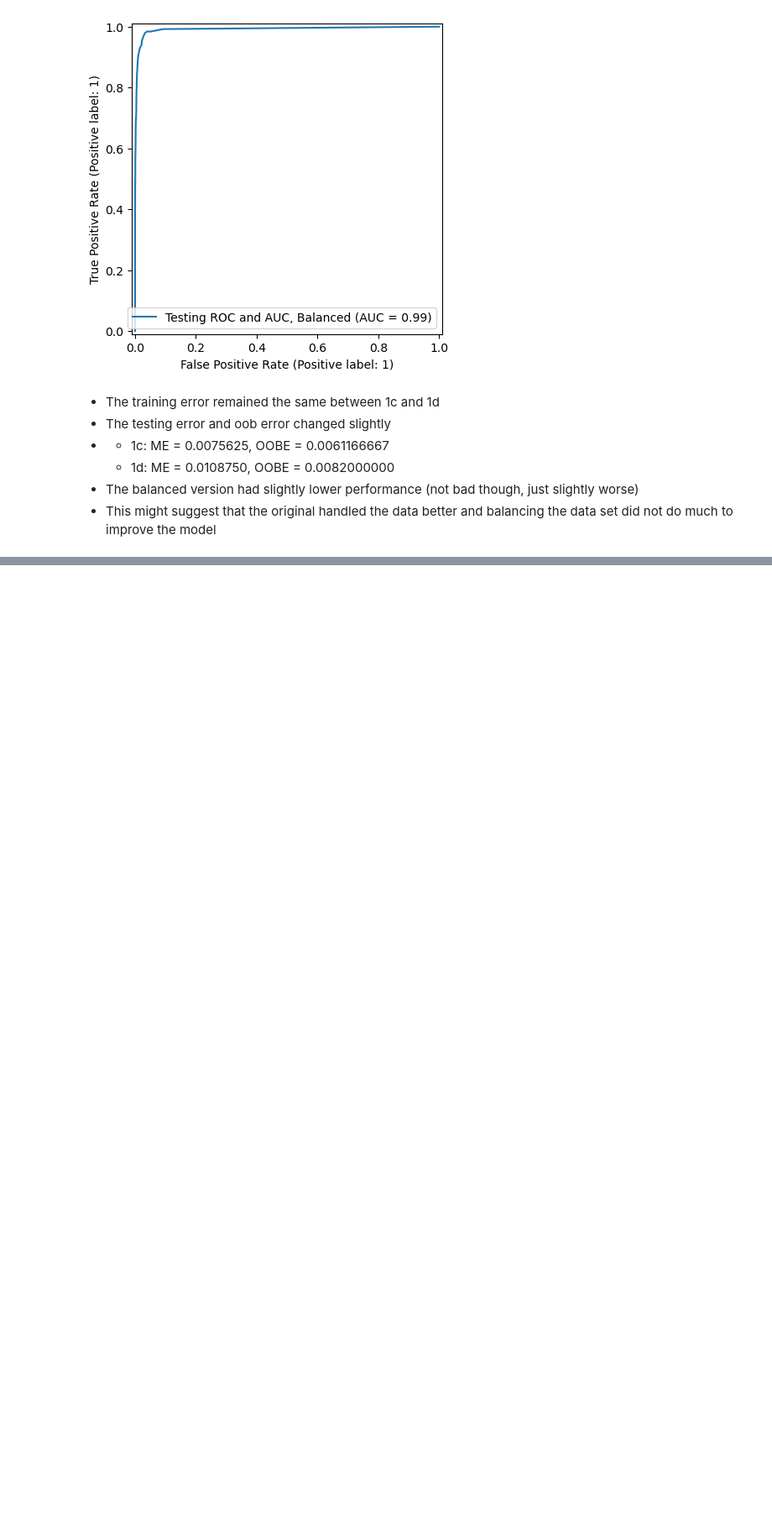
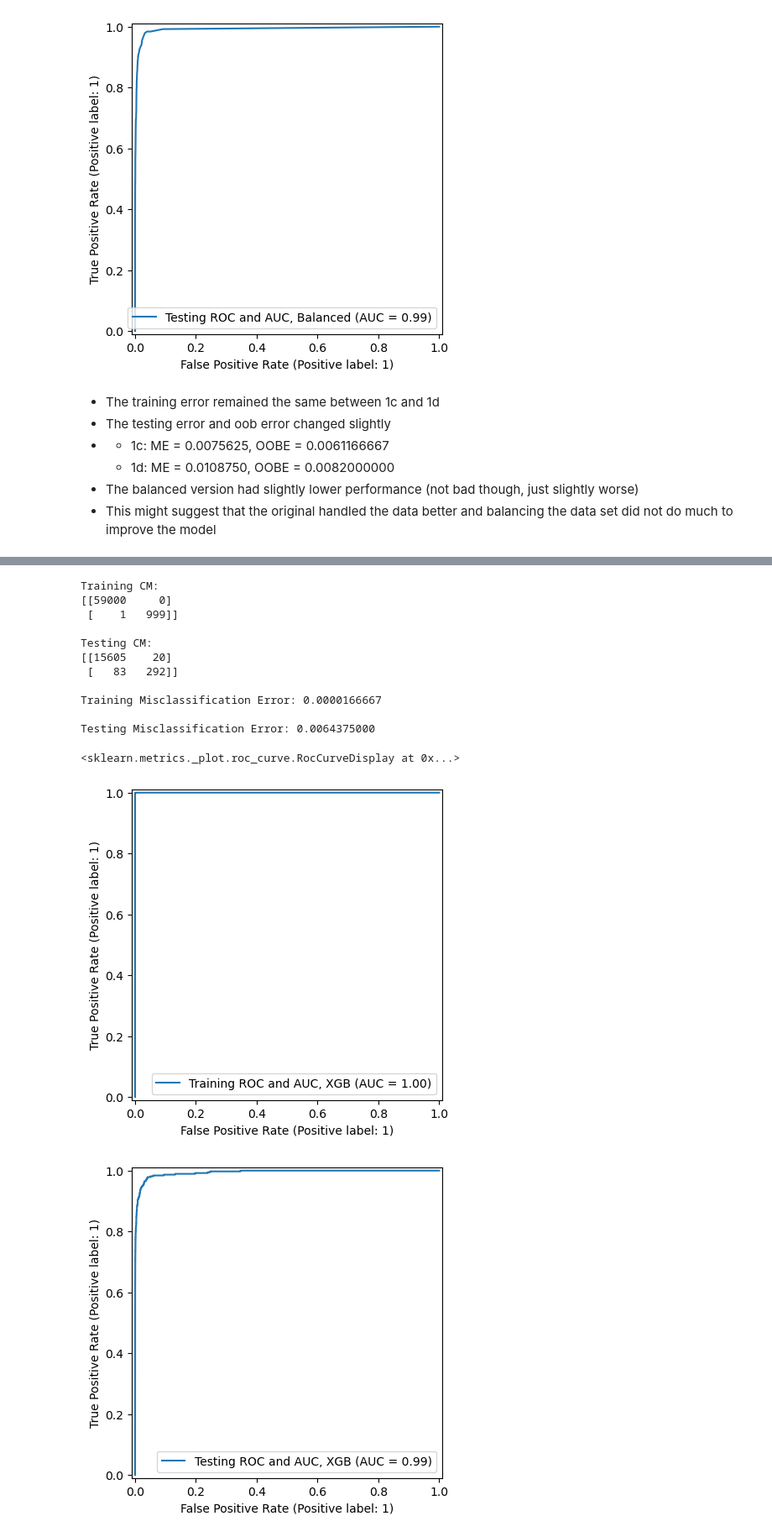
Before and after one commit to brynndafoe02/dsci552_summer2026, a Jupyter notebook: Dafoe_Brynn_HW6/notebook/Dafoe_Brynn_HW6.ipynb, the cells around one changed output, grey strips where cells are left out. Shown at 84% size. Saved outputs shown, nothing was run; the diff lists cells and outputs as text; code cells hidden in the pictures; blank space fills up the shorter version.

```diff
--- a/Dafoe_Brynn_HW6/notebook/Dafoe_Brynn_HW6.ipynb
+++ b/Dafoe_Brynn_HW6/notebook/Dafoe_Brynn_HW6.ipynb
@@ -340,0 +357,5 @@ Out of Bag Error: 0.0082000000
+# %%
+xgb_tree = xgb.XGBClassifier(booster="gbtree", objective="binary:logistic", random_state=42)
+param_grid = {"reg_alpha": [0, 0.01, 0.1, 1, 10]}
+grid = GridSearchCV(estimator=xgb_tree, param_grid=param_grid, cv=5, scoring="accuracy")
+grid.fit(X_train_df, Y_train_df)
@@ -340,0 +380,7 @@ Out of Bag Error: 0.0082000000
+# %%
+best_alpha = grid.best_params_["reg_alpha"]
+best_acc_score = grid.best_score_
+best_te = 1 - best_acc_score
+print(f"Best Alpha: {best_alpha}")
+print(f"Best Accuracy: {best_acc_score:5f}")
+print(f"Best Test Error: {best_te:5f}")
@@ -340,0 +391,4 @@ Out of Bag Error: 0.0082000000
+# %%
+best_alpha_xgb = xgb.XGBClassifier(booster="gbtree", objective="binary:logistic",
+                                   reg_alpha=best_alpha, random_state=42)
+best_alpha_xgb.fit(X_train_df, Y_train_df)
@@ -340,0 +425,22 @@ Out of Bag Error: 0.0082000000
+# %%
+print(f"Training CM: \n{training_xgb}\n")
+print(f"Testing CM: \n{testing_xgb}\n")
+print(f"Training Misclassification Error: {training_error_xgb:.10f}\n")
+print(f"Testing Misclassification Error: {xgb_te:.10f}")
+RocCurveDisplay.from_estimator(best_alpha_xgb, X_train_df, Y_train_df, name="Training ROC and AUC, XGB")
+RocCurveDisplay.from_estimator(best_alpha_xgb, X_test_df, Y_test_df, name="Testing ROC and AUC, XGB")
+# %% [output]
+Training CM:
+[[59000     0]
+ [    1   999]]
+
+Testing CM:
+[[15605    20]
+ [   83   292]]
+
+Training Misclassification Error: 0.0000166667
+
+Testing Misclassification Error: 0.0064375000
+<sklearn.metrics._plot.roc_curve.RocCurveDisplay at 0x...>
+[figure, added]
+[figure, added]
```
Also changed, not shown: parts of 7 cells of this notebook.
